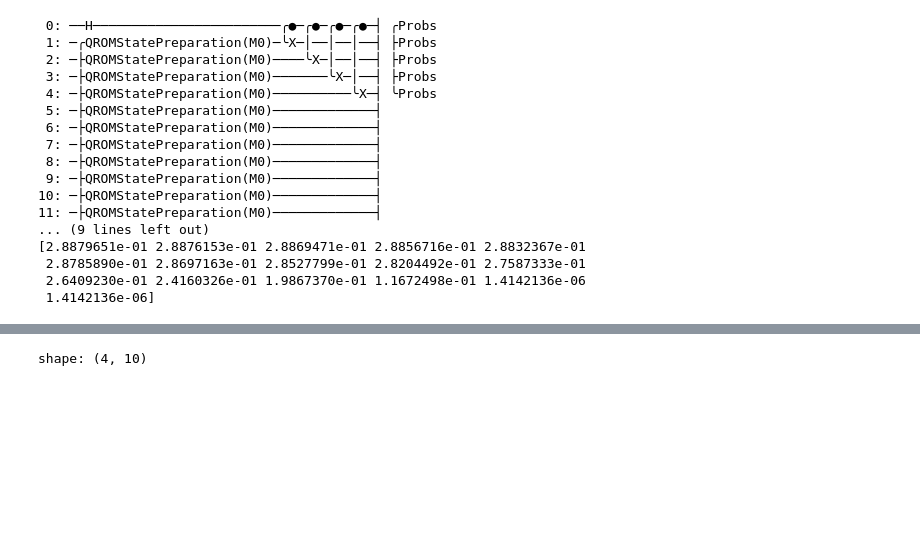
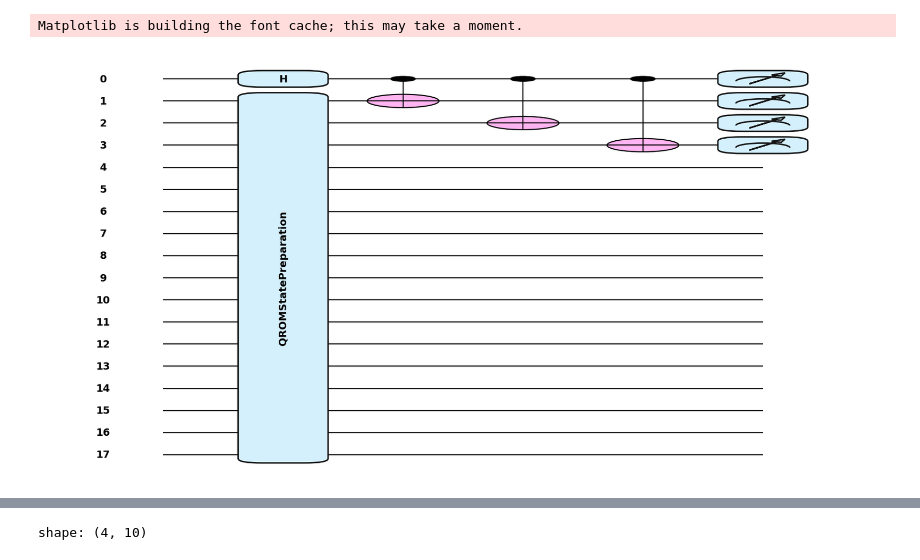
Before and after one commit to elevenwang-creator/Quantum-computing, a Jupyter notebook: HamiltonianSimulation.ipynb, the cells around one changed output, grey strips where cells are left out. Cells and saved outputs as stored; diff of their text form; code cells hidden in the pictures; blank space fills up the shorter version.

```diff
--- a/HamiltonianSimulation.ipynb
+++ b/HamiltonianSimulation.ipynb
@@ -178,23 +216,10 @@ df_figure_long = df_figure.unpivot(index=["x"], on=["coeff", "prob"],
 # %%
-print(qp.draw(circuit)())
+fig, ax = qp.draw_mpl(circuit, style="pennylane")()
+fig.set_size_inches(16, 8)
+plt.show()
 # %% [output]
- 0: ──H────────────────────────╭●─╭●─╭●─╭●─┤ ╭Probs
- 1: ─╭QROMStatePreparation(M0)─╰X─│──│──│──┤ ├Probs
- 2: ─├QROMStatePreparation(M0)────╰X─│──│──┤ ├Probs
- 3: ─├QROMStatePreparation(M0)───────╰X─│──┤ ├Probs
- 4: ─├QROMStatePreparation(M0)──────────╰X─┤ ╰Probs
- 5: ─├QROMStatePreparation(M0)─────────────┤
- 6: ─├QROMStatePreparation(M0)─────────────┤
- 7: ─├QROMStatePreparation(M0)─────────────┤
- 8: ─├QROMStatePreparation(M0)─────────────┤
- 9: ─├QROMStatePreparation(M0)─────────────┤
-10: ─├QROMStatePreparation(M0)─────────────┤
-11: ─├QROMStatePreparation(M0)─────────────┤
-... (9 lines left out)
-[2.8879651e-01 2.8876153e-01 2.8869471e-01 2.8856716e-01 2.8832367e-01
- 2.8785890e-01 2.8697163e-01 2.8527799e-01 2.8204492e-01 2.7587333e-01
- 2.6409230e-01 2.4160326e-01 1.9867370e-01 1.1672498e-01 1.4142136e-06
- 1.4142136e-06]
+Matplotlib is building the font cache; this may take a moment.
+[figure, added]
 # %%
 qp.specs(circuit)()
 # %% [output]
```
Also changed, not shown: parts of 47 cells of this notebook, 3 other files.
